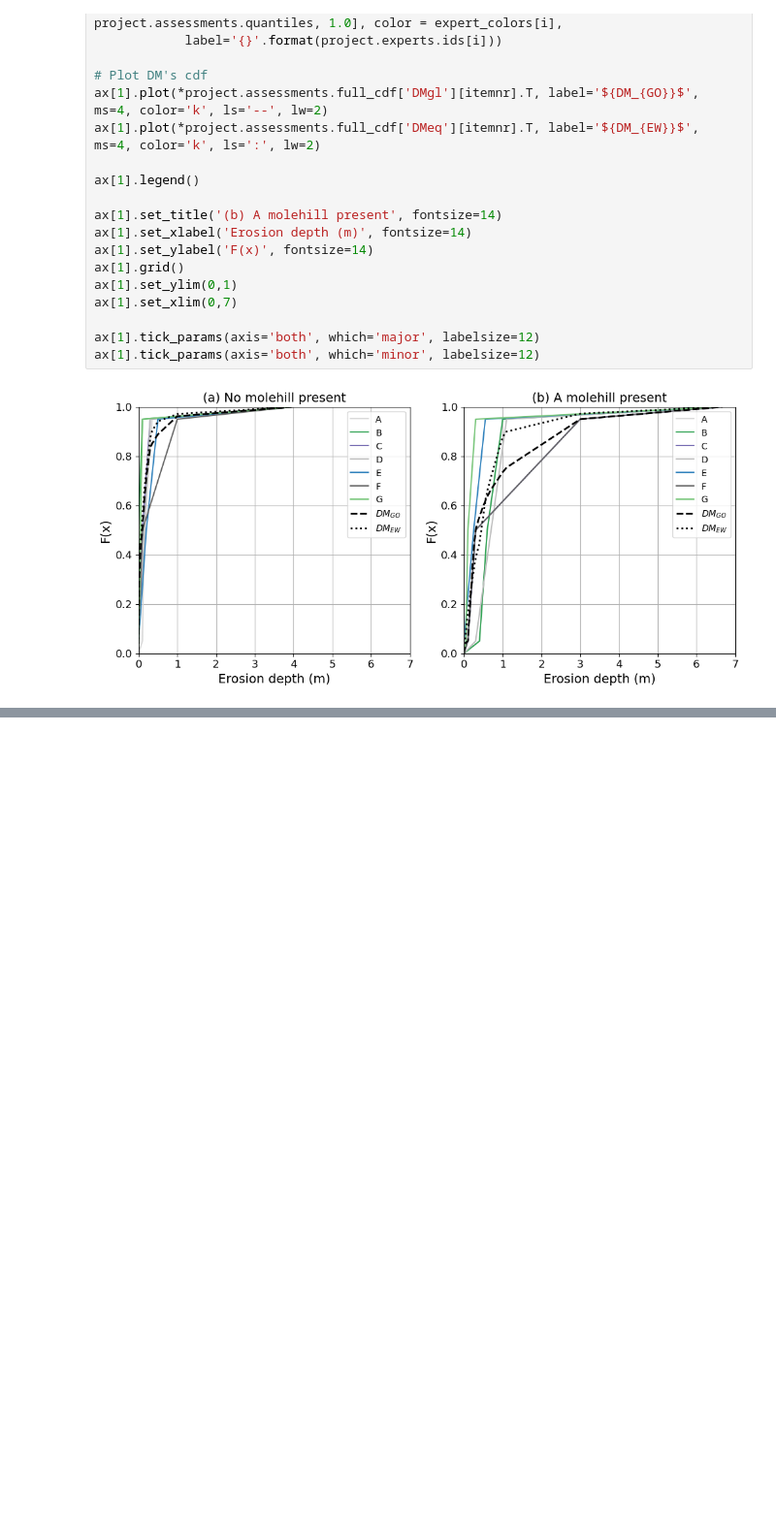
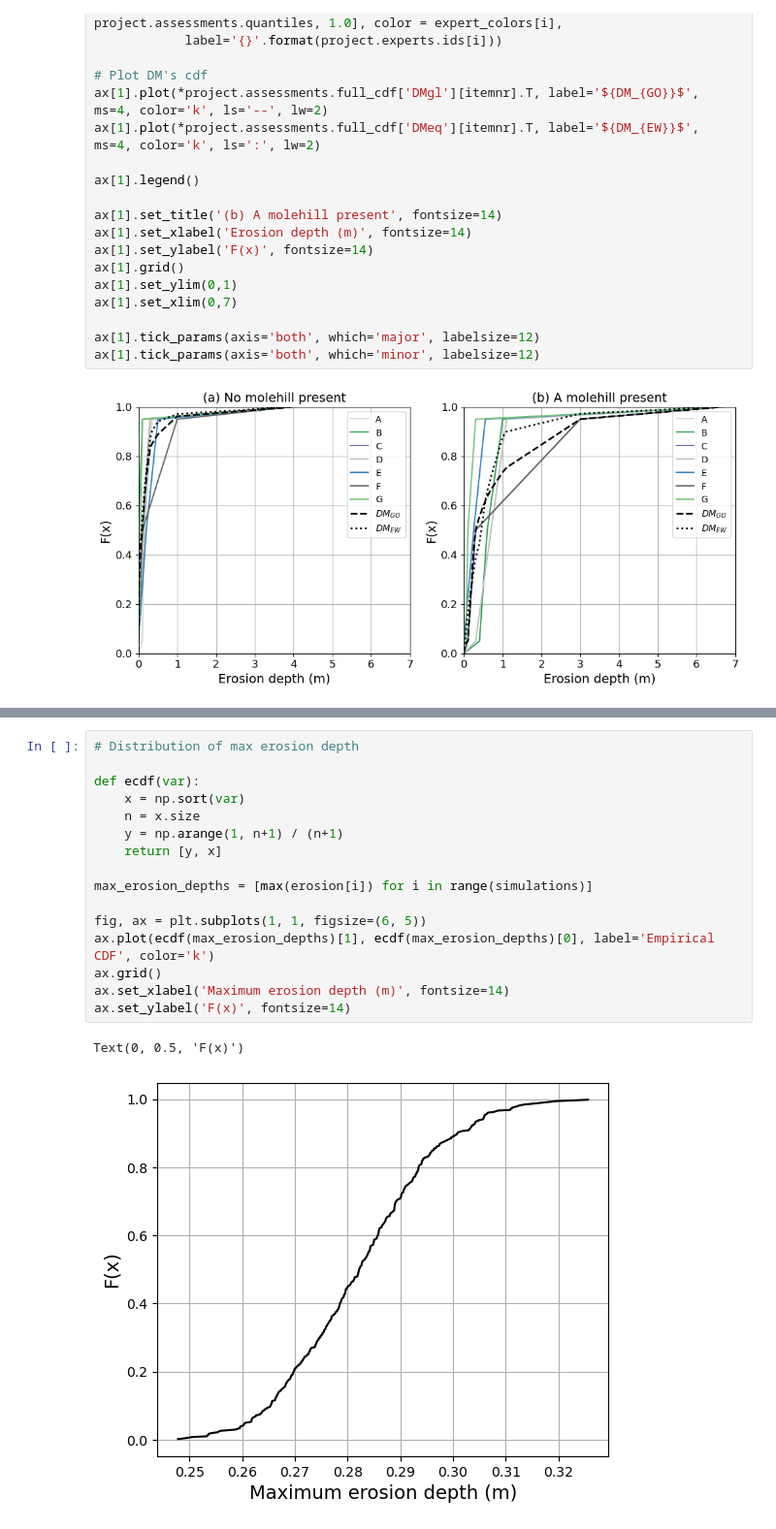
Before and after one commit to patmanas/burros, a Jupyter notebook: analysis_ewg.ipynb, the cells around one changed output, grey strips where cells are left out. Shown at 97% size. Drawn from its saved outputs; the diff is of its cells as text; blank space fills up the shorter version.

```diff
--- a/analysis_ewg.ipynb
+++ b/analysis_ewg.ipynb
@@ -418 +608,20 @@ ax[1].tick_params(axis='both', which='minor', labelsize=12)
+# %%
+# Distribution of max erosion depth
+
+def ecdf(var):
+    x = np.sort(var)
+    n = x.size
+    y = np.arange(1, n+1) / (n+1)
+    return [y, x]
+
+max_erosion_depths = [max(erosion[i]) for i in range(simulations)]
+
+fig, ax = plt.subplots(1, 1, figsize=(6, 5))
+ax.plot(ecdf(max_erosion_depths)[1], ecdf(max_erosion_depths)[0], label='Empirical CDF', color='k')
+ax.grid()
+ax.set_xlabel('Maximum erosion depth (m)', fontsize=14)
+ax.set_ylabel('F(x)', fontsize=14)
+# %% [output]
+Text(0, 0.5, 'F(x)')
+[figure, added]
 # %% [markdown]
```
Also changed, not shown: parts of 32 cells of this notebook.
